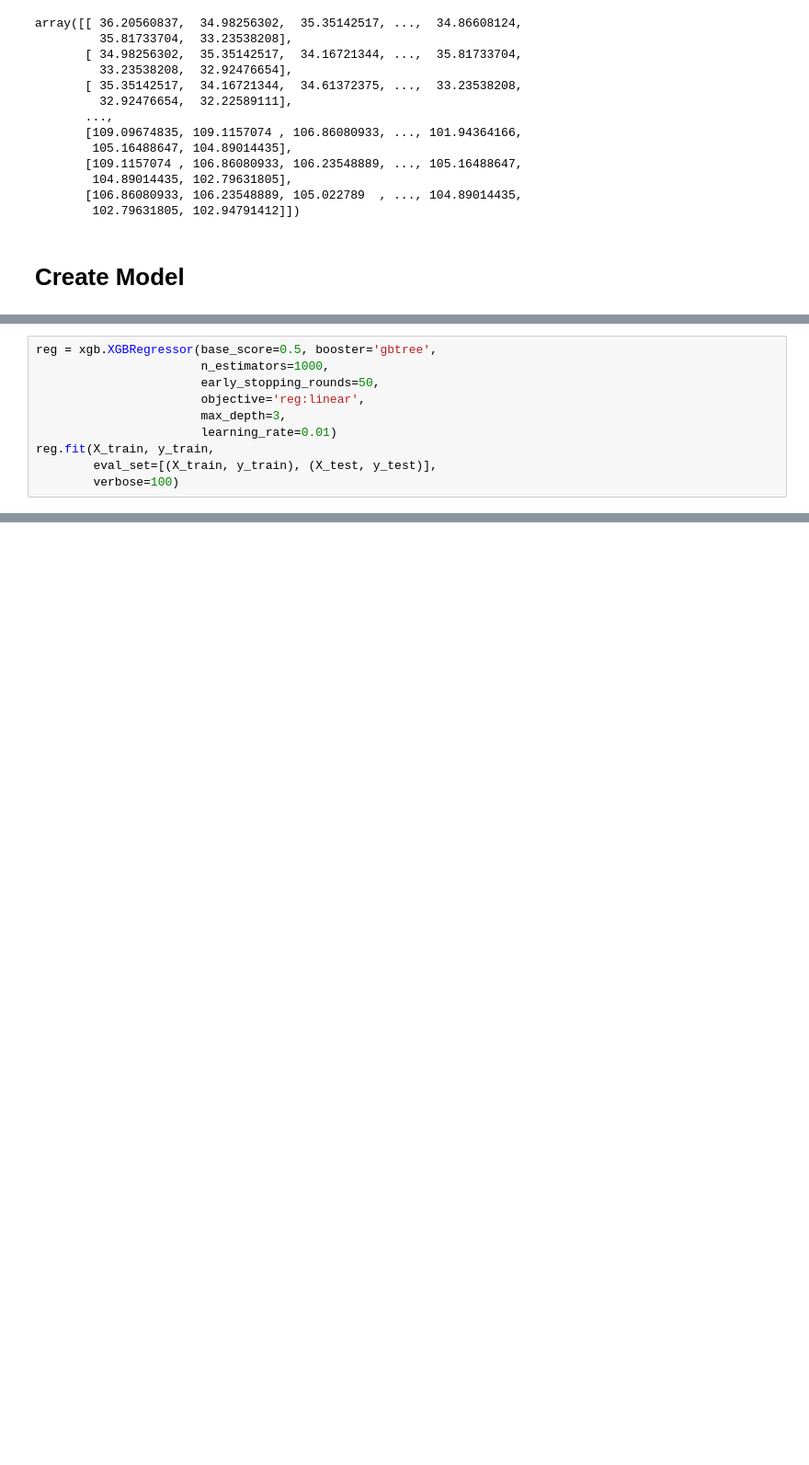
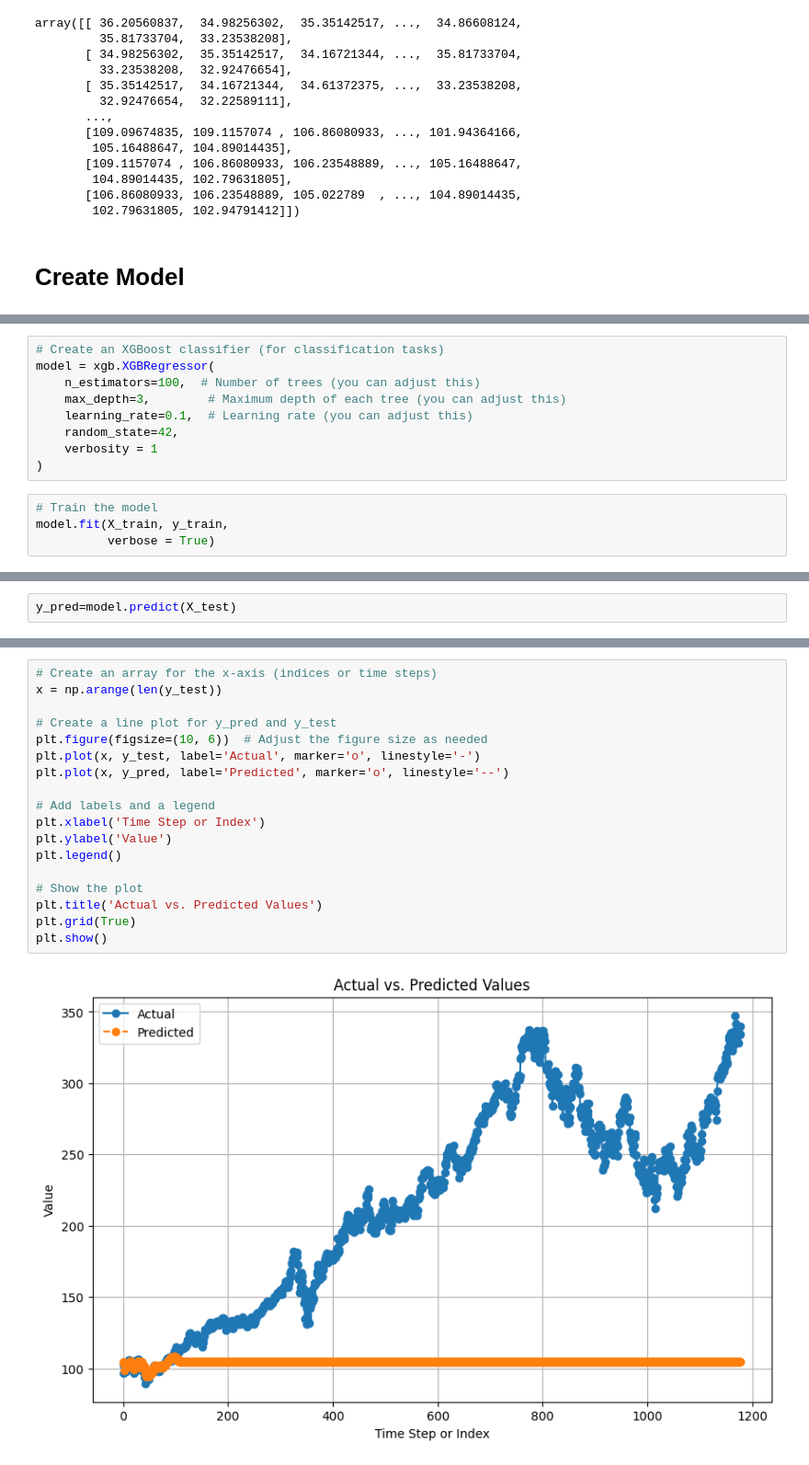
Before and after one commit to laura1machado1delostoyos/MSFTPricePrediction, a Jupyter notebook: MSFT_Price_Prediction_XGBoost_Model.ipynb, the cells around one changed output, grey strips where cells are left out. Shown at 92% size. Cells and saved outputs as stored; diff of their text form; blank space fills up the shorter version.

```diff
--- a/MSFT_Price_Prediction_XGBoost_Model.ipynb
+++ b/MSFT_Price_Prediction_XGBoost_Model.ipynb
@@ -256,10 +246,0 @@ y_test = test[TARGET]
-# %%
-reg = xgb.XGBRegressor(base_score=0.5, booster='gbtree',
-                       n_estimators=1000,
-                       early_stopping_rounds=50,
-                       objective='reg:linear',
-                       max_depth=3,
-                       learning_rate=0.01)
-reg.fit(X_train, y_train,
-        eval_set=[(X_train, y_train), (X_test, y_test)],
-        verbose=100)
@@ -339,0 +249,13 @@ plt.show()
+# %%
+# Create an XGBoost classifier (for classification tasks)
+model = xgb.XGBRegressor(
+    n_estimators=100,  # Number of trees (you can adjust this)
+    max_depth=3,        # Maximum depth of each tree (you can adjust this)
+    learning_rate=0.1,  # Learning rate (you can adjust this)
+    random_state=42,
+    verbosity = 1
+)
+# %%
+# Train the model
+model.fit(X_train, y_train,
+          verbose = True)
@@ -339,0 +274,2 @@ plt.show()
+# %%
+y_pred=model.predict(X_test)
@@ -340 +300,21 @@ plt.show()
+# %%
+# Create an array for the x-axis (indices or time steps)
+x = np.arange(len(y_test))
+
+# Create a line plot for y_pred and y_test
+plt.figure(figsize=(10, 6))  # Adjust the figure size as needed
+plt.plot(x, y_test, label='Actual', marker='o', linestyle='-')
+plt.plot(x, y_pred, label='Predicted', marker='o', linestyle='--')
+
+# Add labels and a legend
+plt.xlabel('Time Step or Index')
+plt.ylabel('Value')
+plt.legend()
+
+# Show the plot
+plt.title('Actual vs. Predicted Values')
+plt.grid(True)
+plt.show()
+# %% [output]
+[figure, added]
 # %%
```
Also changed, not shown: parts of 25 cells of this notebook.
